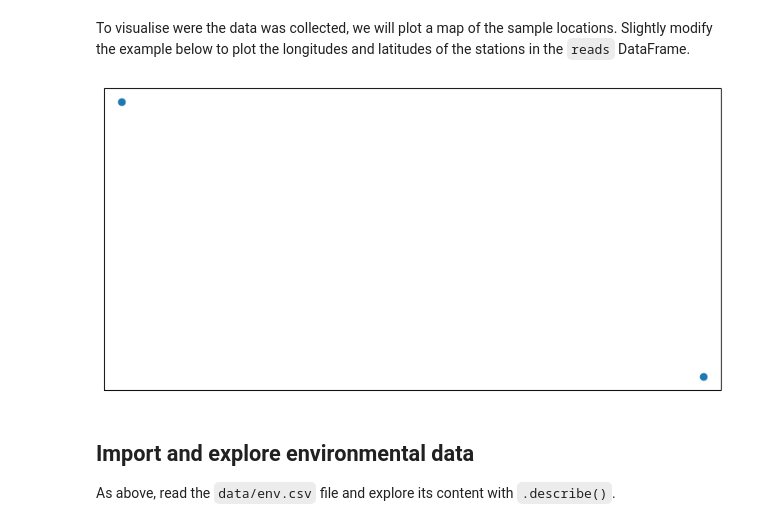
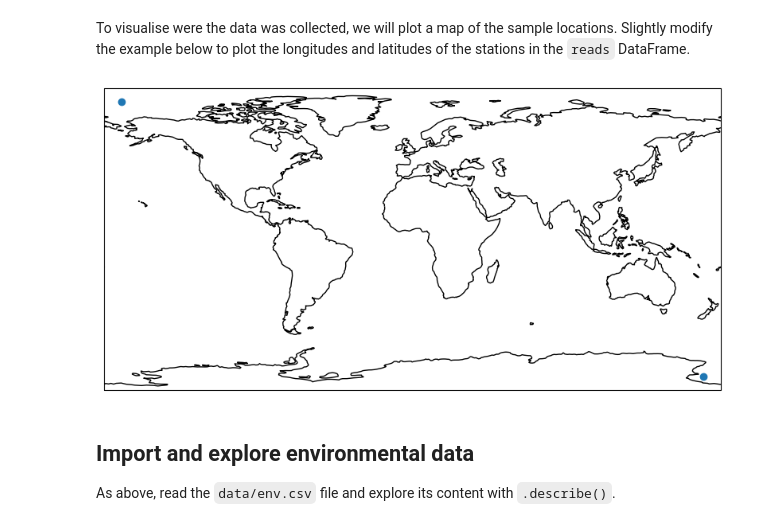
Before and after one commit to jiho/ML4Oceans2022, a Jupyter notebook: Day_2-Plankton_genomics/TD2_Genomics_student.ipynb, the cells around one changed output. Saved outputs shown, nothing was run; the diff lists cells and outputs as text; code cells hidden in the pictures.

Commit message:
New version with the proxy (for students only)

```diff
--- a/Day_2-Plankton_genomics/TD2_Genomics_student.ipynb
+++ b/Day_2-Plankton_genomics/TD2_Genomics_student.ipynb
@@ -23,22 +23,28 @@ To visualise were the data was collected, we will plot a map of the sample locat
 # %%
 # import modules needed for plotting
 import matplotlib.pyplot as plt
 # and cartography
 import cartopy.crs as ccrs
+
+# specific setting for the ISIR infrastructure
+# (to be able to access the internet and download the coastline)
+import os
+os.environ['HTTP_PROXY']="192.168.0.100:3128"
+os.environ['HTTPS_PROXY']="192.168.0.100:3128"
 
 # Optional: make plots larger in JupyterLab
 plt.rcParams['figure.figsize'] = [10, 5]
 
 # define "axes" with a given geographical projection
 ax = plt.axes(projection=ccrs.PlateCarree())
 # add coastlines
-# ax.coastlines()
+ax.coastlines()
 # add points at given locations
 ax.scatter(x=[-170,170], y=[80,-80])
 # display the plot
 plt.show()
 # %% [output]
-[figure, old version]
+[figure, new version]
 # %% [markdown]
 ## Import and explore environmental data
 
```
Also changed, not shown: parts of 3 cells of this notebook.
